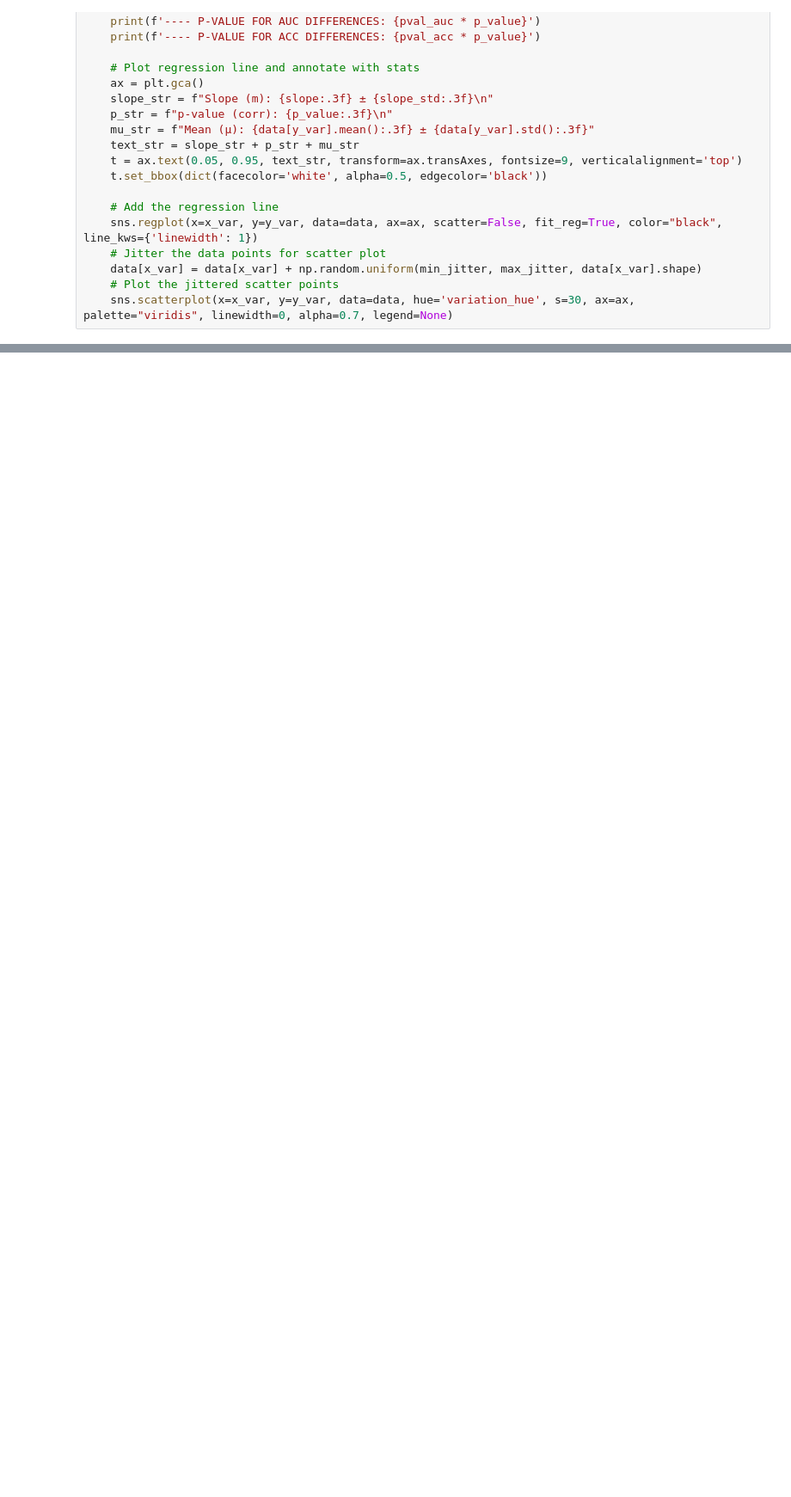
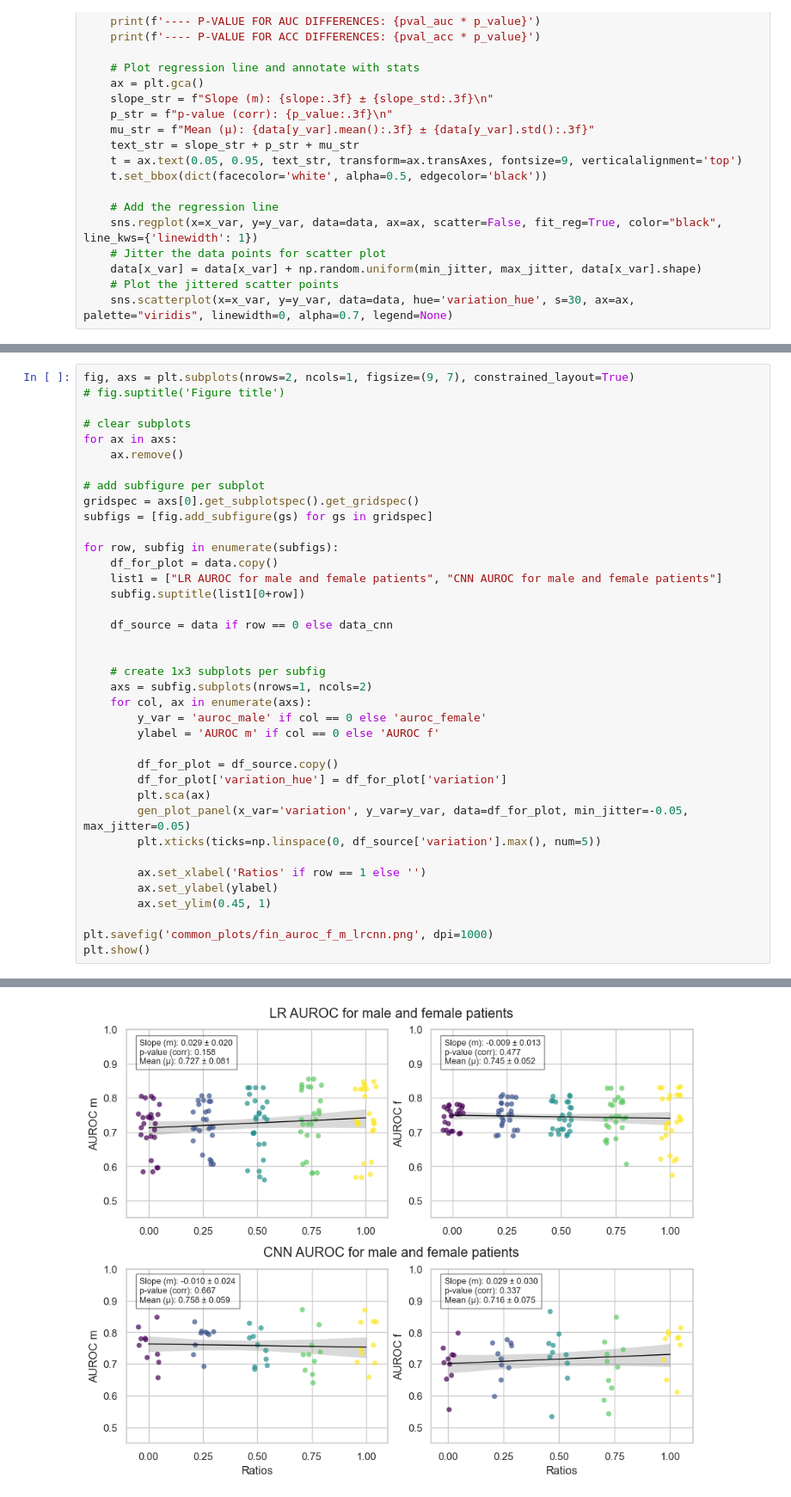
Before and after one commit to nikodice4/Skin-cancer-detection-sex-bias, a Jupyter notebook: analysis/plots/final_regression_plot.ipynb, the cells around one changed output, grey strips where cells are left out. Shown at 86% size. Saved outputs shown, nothing was run; the diff lists cells and outputs as text; blank space fills up the shorter version.

```diff
--- a/analysis/plots/final_regression_plot.ipynb
+++ b/analysis/plots/final_regression_plot.ipynb
@@ -268,0 +271,39 @@ Min AUROC female 0.5340236686390533
+# %%
+fig, axs = plt.subplots(nrows=2, ncols=1, figsize=(9, 7), constrained_layout=True)
+# fig.suptitle('Figure title')
+
+# clear subplots
+for ax in axs:
+    ax.remove()
+
+# add subfigure per subplot
+gridspec = axs[0].get_subplotspec().get_gridspec()
+subfigs = [fig.add_subfigure(gs) for gs in gridspec]
+
+for row, subfig in enumerate(subfigs):
+    df_for_plot = data.copy()
+    list1 = ["LR AUROC for male and female patients", "CNN AUROC for male and female patients"]
+    subfig.suptitle(list1[0+row])
+
+    df_source = data if row == 0 else data_cnn
+
+
+    # create 1x3 subplots per subfig
+    axs = subfig.subplots(nrows=1, ncols=2)
+    for col, ax in enumerate(axs):
+        y_var = 'auroc_male' if col == 0 else 'auroc_female'
+        ylabel = 'AUROC m' if col == 0 else 'AUROC f'
+
+        df_for_plot = df_source.copy()
+        df_for_plot['variation_hue'] = df_for_plot['variation']
+        plt.sca(ax)
+        gen_plot_panel(x_var='variation', y_var=y_var, data=df_for_plot, min_jitter=-0.05, max_jitter=0.05)
+        plt.xticks(ticks=np.linspace(0, df_source['variation'].max(), num=5))
+
+        ax.set_xlabel('Ratios' if row == 1 else '')
+        ax.set_ylabel(ylabel)
+        ax.set_ylim(0.45, 1)
+
+plt.savefig('common_plots/fin_auroc_f_m_lrcnn.png', dpi=1000)
+plt.show()
+# %% [output]
@@ -268,0 +322 @@ Min AUROC female 0.5340236686390533
+[figure, added]
```
Also changed, not shown: parts of 5 cells of this notebook, 3 other files.
